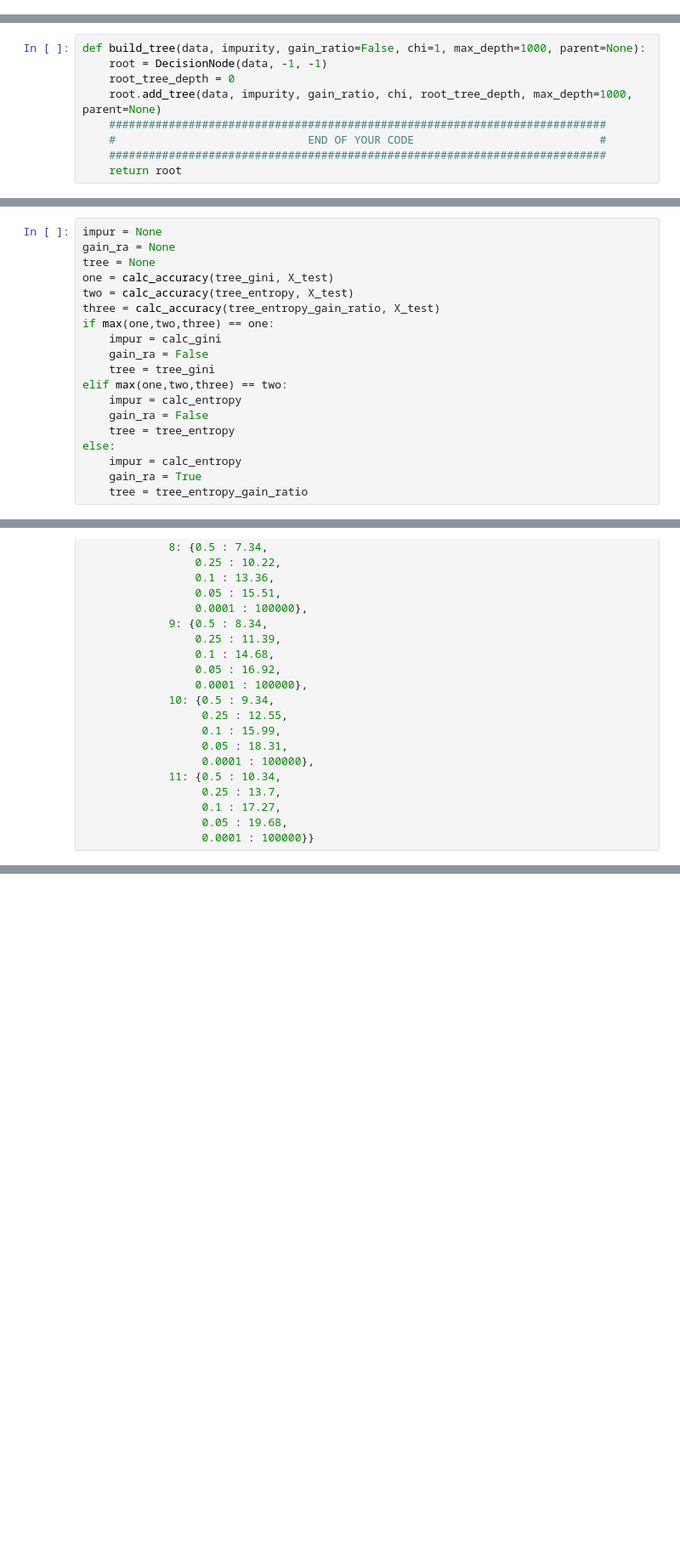
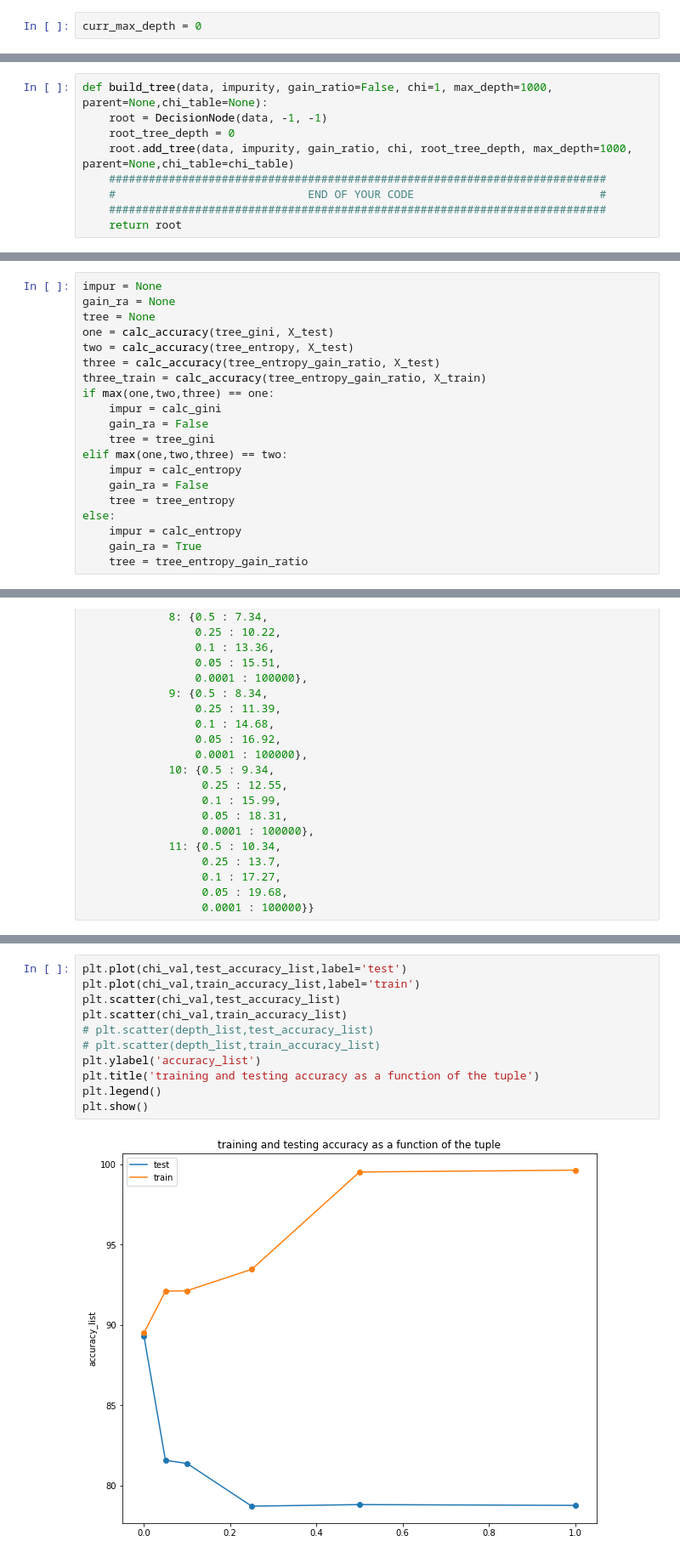
Before and after one commit to Liam-95/ML-HW2, a Jupyter notebook: Decision tree/hwa2.ipynb, the cells around one changed output, grey strips where cells are left out. Shown at 85% size. Drawn from its saved outputs; the diff is of its cells as text; blank space fills up the shorter version.

Commit message:
added chi function

```diff
--- a/Decision tree/hwa2.ipynb
+++ b/Decision tree/hwa2.ipynb
@@ -329,0 +264,2 @@ class DecisionNode:
+# %%
+curr_max_depth = 0
@@ -330,8 +374,8 @@ class DecisionNode:
 # %%
-def build_tree(data, impurity, gain_ratio=False, chi=1, max_depth=1000, parent=None):
+def build_tree(data, impurity, gain_ratio=False, chi=1, max_depth=1000, parent=None,chi_table=None):
     root = DecisionNode(data, -1, -1)
     root_tree_depth = 0
-    root.add_tree(data, impurity, gain_ratio, chi, root_tree_depth, max_depth=1000, parent=None)
+    root.add_tree(data, impurity, gain_ratio, chi, root_tree_depth, max_depth=1000, parent=None,chi_table=chi_table)
     ###########################################################################
     #                             END OF YOUR CODE                            #
     ###########################################################################
@@ -414,6 +456,7 @@ tree = None
 one = calc_accuracy(tree_gini, X_test)
 two = calc_accuracy(tree_entropy, X_test)
 three = calc_accuracy(tree_entropy_gain_ratio, X_test)
+three_train = calc_accuracy(tree_entropy_gain_ratio, X_train)
 if max(one,two,three) == one:
     impur = calc_gini
     gain_ra = False
@@ -549,0 +628,13 @@ chi_table = {1: {0.5 : 0.45,
+# %%
+plt.plot(chi_val,test_accuracy_list,label='test')
+plt.plot(chi_val,train_accuracy_list,label='train')
+plt.scatter(chi_val,test_accuracy_list)
+plt.scatter(chi_val,train_accuracy_list)
+# plt.scatter(depth_list,test_accuracy_list)
+# plt.scatter(depth_list,train_accuracy_list)
+plt.ylabel('accuracy_list')
+plt.title('training and testing accuracy as a function of the tuple')
+plt.legend()
+plt.show()
+# %% [output]
+[figure, added]
```
Also changed, not shown: parts of 12 cells of this notebook.
